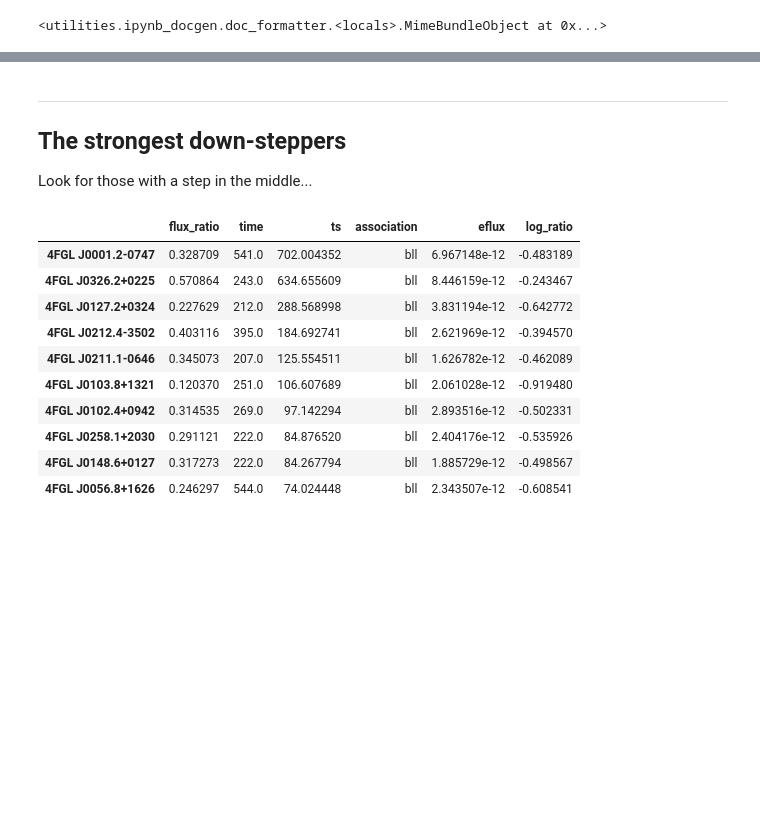
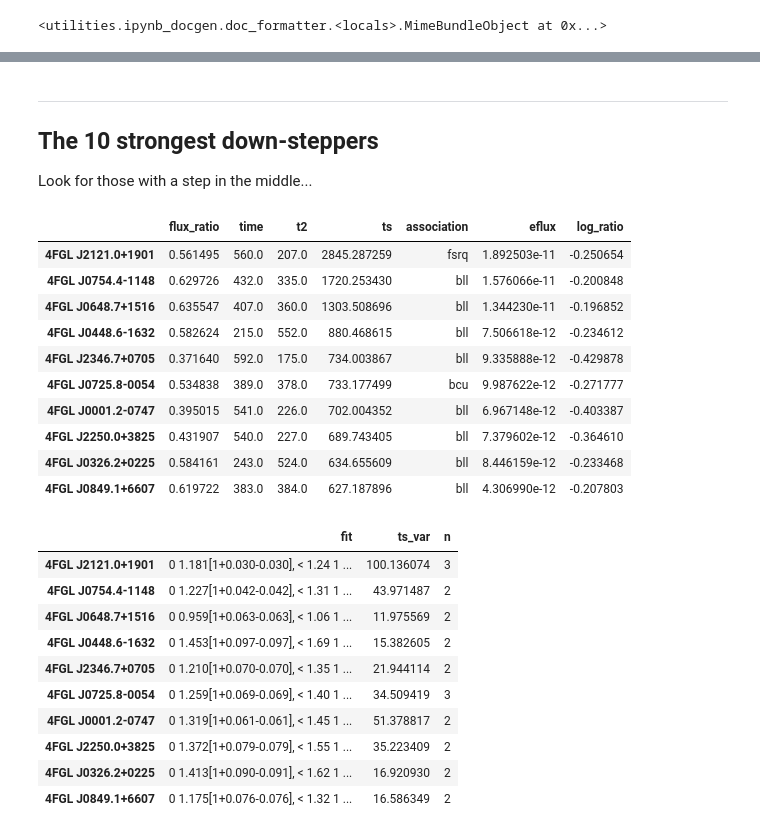
Before and after one commit to tburnett/agnsteps, a Jupyter notebook: single-steps.ipynb, the cells around one changed output, grey strips where cells are left out. Cells and saved outputs as stored; diff of their text form; code cells hidden in the pictures; blank space fills up the shorter version.

Commit message:
updates, especially modified data

```diff
--- a/single-steps.ipynb
+++ b/single-steps.ipynb
@@ -103,0 +208,12 @@ Look for those with a step in the middle...
+# %%
+show(f""" ### Use full dataset, better BB""")
+from utilities.ipynb_docgen import capture
+bbd = dict()
+for i,item in enumerate(bdfq.head(10).itertuples()):
+    with capture():
+        wtl = WtLike(item.Index)
+        fits = wtl.bb_view().fits
+        bbd[item.Index] = dict(
+            fits=fits,
+            ts_var = TSvar(fits.fit),
+            n = len(fits),)
@@ -104,24 +236,46 @@ Look for those with a step in the middle...
 # %%
 show(f"""---
-## The strongest down-steppers
+## The 10 strongest down-steppers
 Look for those with a step in the middle...""")
-bdf = df[df.association.apply(lambda a: a in 'bll fsrq bcu'.split())].sort_values('ts', ascending=False).copy()
-bdfq = bdf.query('flux_ratio<1/1.5 & 200<time<600')
-show(bdfq.head(10))
-name = bdfq.index[0]
-# list(bdfq.index[:10])
+bdfd = df[df.association.apply(lambda a: a in 'bll fsrq bcu'.split())].sort_values('ts', ascending=False).copy()
+bdfqd = bdf.query('flux_ratio<1/1.5 & 200<time<600')
+show(bdfqd.head(10))
+
+
+bbdd = dict()
+for i,item in enumerate(bdfqd.head(10).itertuples()):
+    with capture():
+        wtl = WtLike(item.Index)
+        fits = wtl.bb_view().fits
+        bbdd[item.Index] = dict(
+            fit=fits.fit,
+            ts_var = TSvar(fits.fit),
+            n = len(fits),)
+
+show(pd.DataFrame.from_dict(bbdd, orient='index'))
 # %% [output]
 ---
-## The strongest down-steppers
+## The 10 strongest down-steppers
 Look for those with a step in the middle...
-|  | flux_ratio | time | ts | association | eflux | log_ratio |
-| 4FGL J0001.2-0747 | 0.328709 | 541.0 | 702.004352 | bll | 6.967148e-12 | -0.483189 |
-| 4FGL J0326.2+0225 | 0.570864 | 243.0 | 634.655609 | bll | 8.446159e-12 | -0.243467 |
-| 4FGL J0127.2+0324 | 0.227629 | 212.0 | 288.568998 | bll | 3.831194e-12 | -0.642772 |
-| 4FGL J0212.4-3502 | 0.403116 | 395.0 | 184.692741 | bll | 2.621969e-12 | -0.394570 |
-| 4FGL J0211.1-0646 | 0.345073 | 207.0 | 125.554511 | bll | 1.626782e-12 | -0.462089 |
-| 4FGL J0103.8+1321 | 0.120370 | 251.0 | 106.607689 | bll | 2.061028e-12 | -0.919480 |
-| 4FGL J0102.4+0942 | 0.314535 | 269.0 | 97.142294 | bll | 2.893516e-12 | -0.502331 |
-| 4FGL J0258.1+2030 | 0.291121 | 222.0 | 84.876520 | bll | 2.404176e-12 | -0.535926 |
-| 4FGL J0148.6+0127 | 0.317273 | 222.0 | 84.267794 | bll | 1.885729e-12 | -0.498567 |
-| 4FGL J0056.8+1626 | 0.246297 | 544.0 | 74.024448 | bll | 2.343507e-12 | -0.608541 |
+|  | flux_ratio | time | t2 | ts | association | eflux | log_ratio |
+| 4FGL J2121.0+1901 | 0.561495 | 560.0 | 207.0 | 2845.287259 | fsrq | 1.892503e-11 | -0.250654 |
+| 4FGL J0754.4-1148 | 0.629726 | 432.0 | 335.0 | 1720.253430 | bll | 1.576066e-11 | -0.200848 |
+| 4FGL J0648.7+1516 | 0.635547 | 407.0 | 360.0 | 1303.508696 | bll | 1.344230e-11 | -0.196852 |
+| 4FGL J0448.6-1632 | 0.582624 | 215.0 | 552.0 | 880.468615 | bll | 7.506618e-12 | -0.234612 |
+| 4FGL J2346.7+0705 | 0.371640 | 592.0 | 175.0 | 734.003867 | bll | 9.335888e-12 | -0.429878 |
+| 4FGL J0725.8-0054 | 0.534838 | 389.0 | 378.0 | 733.177499 | bcu | 9.987622e-12 | -0.271777 |
+| 4FGL J0001.2-0747 | 0.395015 | 541.0 | 226.0 | 702.004352 | bll | 6.967148e-12 | -0.403387 |
+| 4FGL J2250.0+3825 | 0.431907 | 540.0 | 227.0 | 689.743405 | bll | 7.379602e-12 | -0.364610 |
+| 4FGL J0326.2+0225 | 0.584161 | 243.0 | 524.0 | 634.655609 | bll | 8.446159e-12 | -0.233468 |
+| 4FGL J0849.1+6607 | 0.619722 | 383.0 | 384.0 | 627.187896 | bll | 4.306990e-12 | -0.207803 |
+|  | fit | ts_var | n |
+| 4FGL J2121.0+1901 | 0 1.181[1+0.030-0.030], < 1.24 1 ... | 100.136074 | 3 |
+| 4FGL J0754.4-1148 | 0 1.227[1+0.042-0.042], < 1.31 1 ... | 43.971487 | 2 |
+| 4FGL J0648.7+1516 | 0 0.959[1+0.063-0.063], < 1.06 1 ... | 11.975569 | 2 |
+| 4FGL J0448.6-1632 | 0 1.453[1+0.097-0.097], < 1.69 1 ... | 15.382605 | 2 |
+| 4FGL J2346.7+0705 | 0 1.210[1+0.070-0.070], < 1.35 1 ... | 21.944114 | 2 |
+| 4FGL J0725.8-0054 | 0 1.259[1+0.069-0.069], < 1.40 1 ... | 34.509419 | 3 |
+| 4FGL J0001.2-0747 | 0 1.319[1+0.061-0.061], < 1.45 1 ... | 51.378817 | 2 |
+| 4FGL J2250.0+3825 | 0 1.372[1+0.079-0.079], < 1.55 1 ... | 35.223409 | 2 |
+| 4FGL J0326.2+0225 | 0 1.413[1+0.090-0.091], < 1.62 1 ... | 16.920930 | 2 |
+| 4FGL J0849.1+6607 | 0 1.175[1+0.076-0.076], < 1.32 1 ... | 16.586349 | 2 |
```
Also changed, not shown: parts of 11 cells of this notebook, 7 other files.
